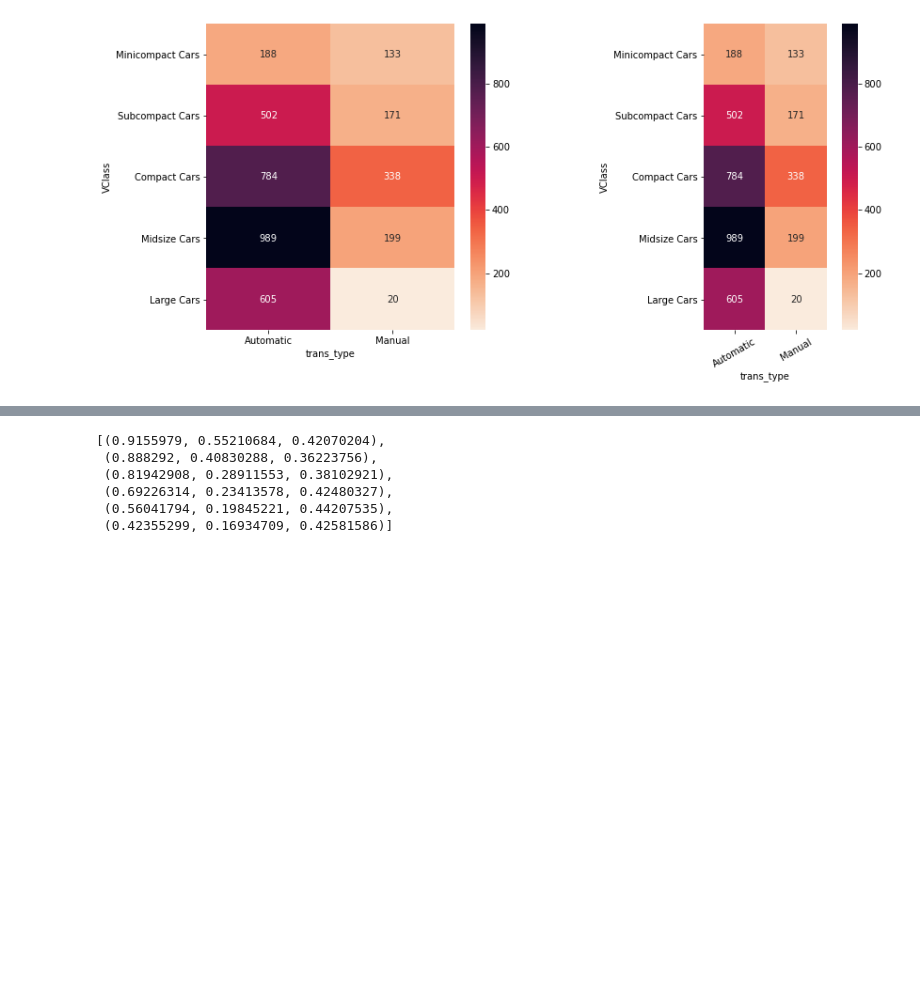
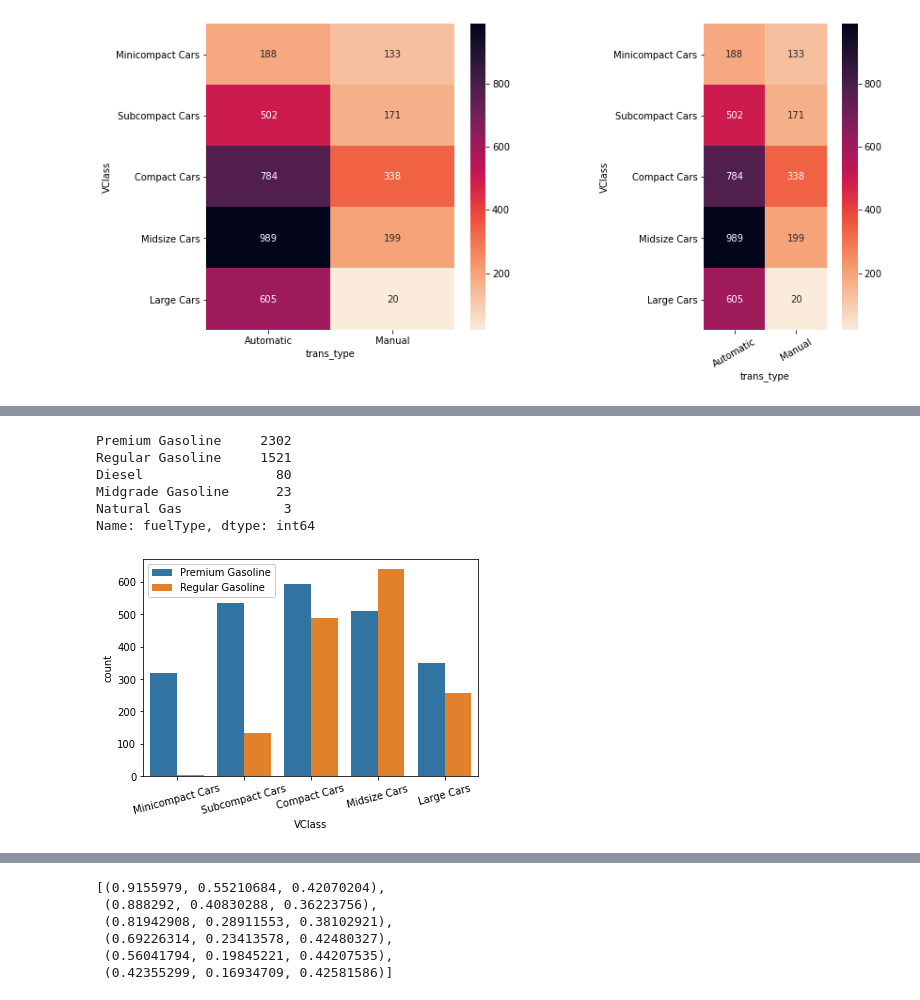
Before and after one commit to Alex-YuZ/Data-Visualization, a Jupyter notebook: Bar_Chart.ipynb, the cells around one changed output, grey strips where cells are left out. Cells and saved outputs as stored; diff of their text form; code cells hidden in the pictures; blank space fills up the shorter version.

Commit message:
feat: Add clustered bar chart example: fuelType v.s. VClass countplot

```diff
--- a/Bar_Chart.ipynb
+++ b/Bar_Chart.ipynb
@@ -429,0 +436,25 @@ plt.xticks(rotation=30);
+# %%
+fuel_econ.fuelType.value_counts()
+# %% [output]
+Premium Gasoline     2302
+Regular Gasoline     1521
+Diesel                 80
+Midgrade Gasoline      23
+Natural Gas             3
+Name: fuelType, dtype: int64
+# %%
+# Types of sedan cars
+sedan_classes = ['Minicompact Cars', 'Subcompact Cars', 'Compact Cars', 'Midsize Cars', 'Large Cars']
+
+# Returns the types for sedan_classes with the categories and orderedness
+# Refer - https://pandas.pydata.org/pandas-docs/version/0.23.4/generated/pandas.api.types.CategoricalDtype.html
+vclasses = pd.api.types.CategoricalDtype(ordered=True, categories=sedan_classes)
+
+fuel_econ_sub = fuel_econ.loc[fuel_econ['fuelType'].isin(['Premium Gasoline', 'Regular Gasoline'])]
+
+# plotting
+ax = sns.countplot(data = fuel_econ_sub, x = 'VClass', hue = 'fuelType')
+ax.legend(loc = 2, framealpha = 1) # lower right, no transparency
+plt.xticks(rotation = 15);
+# %% [output]
+[figure, added]
```
Also changed, not shown: parts of 6 cells of this notebook.
